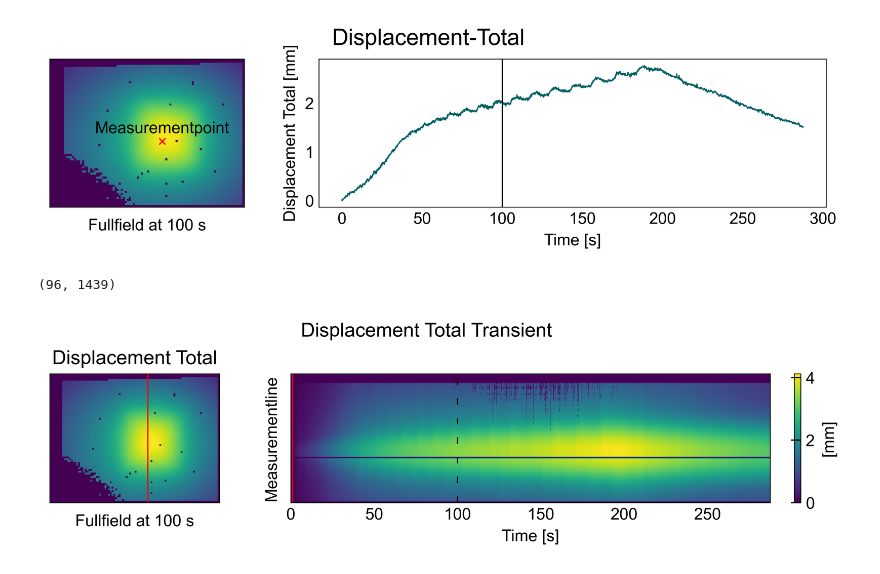
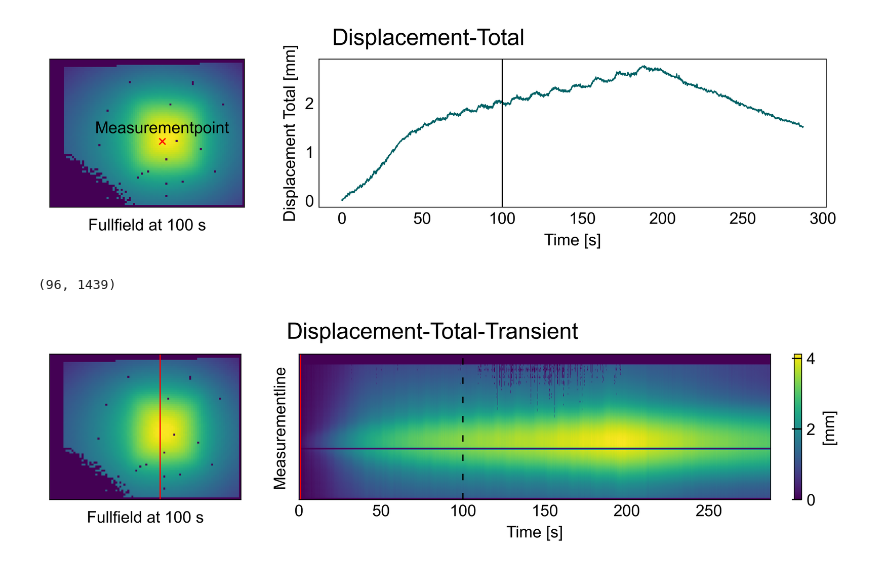
Before and after one commit to KMDE-10/DESY, a Jupyter notebook: src/DIC-TEMP-Sync/DIC-Temp-analysis.ipynb, the cells around one changed output. Cells and saved outputs as stored; diff of their text form; code cells hidden in the pictures.

```diff
--- a/src/DIC-TEMP-Sync/DIC-Temp-analysis.ipynb
+++ b/src/DIC-TEMP-Sync/DIC-Temp-analysis.ipynb
@@ -107,7 +114,7 @@ DIC-Displacement-Possibilities
 # %%
 plt.style.use('M:\\Öff gef Forschung\\Projekte\SFB 1120 Präzision\\Bearbeiterordner\\A2\\Veröffentlichungen\\bearbeiteordner\\DIC-displacement.mplstyle')
 cm=2.54
-ind=xaal.loc[xaal[('attributes','time_s')]==100,:].index[0]
+ind=xaal.loc[xaal[('attributes','time_s')]==280,:].index[0]
 
 print(ind)
 fig,ax=plt.subplots(ncols=3,figsize=(18/cm,5/cm))
@@ -163,36 +170,36 @@ plt.style.use('M:\\Öff gef Forschung\\Projekte\SFB 1120 Präzision\\Bearbeitero
 cm=2.54
 pos=[55,40]
 maxtime=xaal.loc[:,('attributes','time_s')].max()
 fig, axd = plt.subplot_mosaic([['tot', 'dt','dt']],
                               figsize=(18/cm,5/cm), constrained_layout=True)
 axd['tot'].set_xticklabels([])
 axd['tot'].set_yticklabels([])
-axd['tot'].set_title('Displacement Total')
+#axd['tot'].set_title('Displacement Total')
 axd['tot'].imshow(xaal.loc[ind,('displacements','displacement_total')])
 axd['tot'].axvline(pos[0],c='red')
 axd['tot'].set_xlabel('Fullfield at 100 s')
 #ax.scatter(pos[0],pos[1],s=15,marker='x',c='k')
 
 a=[xaal.loc[i,('displacements','displacement_total')][pos[1],:] for i in xaal.index]
 a=np.stack(a,axis=1)
 print(a.shape)
 
 
 axd['dt'].set_ylabel('Measurementline')
 axd['dt'].set_xlabel('Time [s]')
-fig.suptitle('Displacement Total Transient')
+fig.suptitle('Displacement-Total-Transient',fontsize=14)
 tot=axd['dt'].imshow(a,aspect='auto',extent=[0,maxtime,0,50])
 axd['dt'].tick_params(axis='x',which='major',length=6)
 axd['dt'].set_yticklabels([])
 axd['dt'].axvline(100,c='k',ls='--')
 axd['dt'].axvline(1,c='red',ls='-')
 cbtot=plt.colorbar(tot,ax=axd['dt'])
 cbtot.set_label('[mm]')
 plt.show()
 fig.savefig('M:\\Öff gef Forschung\\Projekte\\SFB 1120 Präzision\\Bearbeiterordner\\A2\Veröffentlichungen\\grafiken\\disptotallinetransient.png',dpi=700)
 # %% [output]
 (96, 1439)
-[figure, old version]
+[figure, new version]
 # %%
 plt.style.use('M:\\Öff gef Forschung\\Projekte\SFB 1120 Präzision\\Bearbeiterordner\\A2\\Veröffentlichungen\\bearbeiteordner\\DIC-displacement.mplstyle')
 cm=2.54
```
Also changed, not shown: parts of 6 cells of this notebook, 1 other file.
